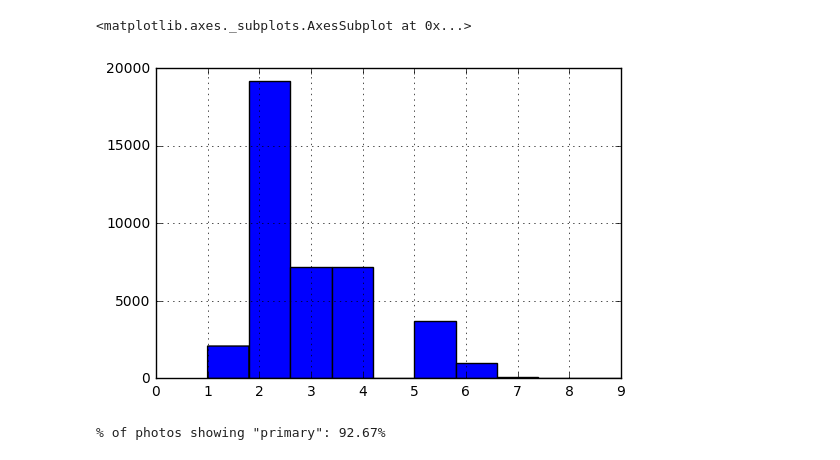
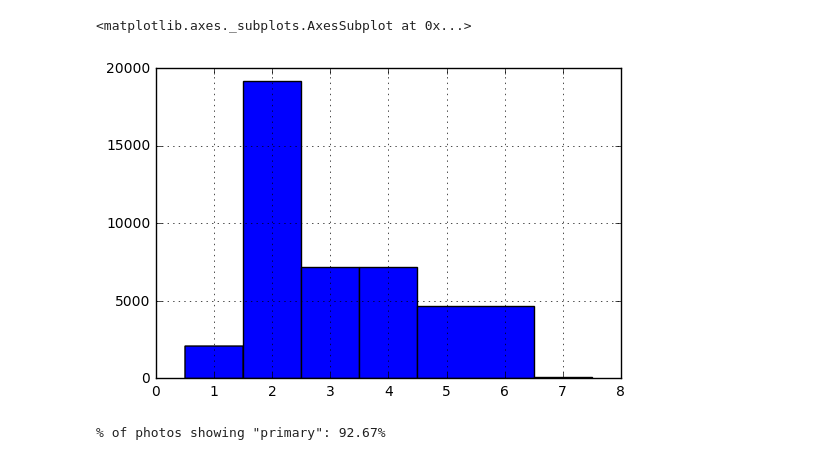
Before and after one commit to aCampello/Explore_the_Planet, a Jupyter notebook: lab/Data_Exploration.ipynb, the cells around one changed output. Saved outputs shown, nothing was run; the diff lists cells and outputs as text; code cells hidden in the pictures.

```diff
--- a/lab/Data_Exploration.ipynb
+++ b/lab/Data_Exploration.ipynb
@@ -22,11 +22,11 @@ df['n param'] = np.array([len(i) for i in aux])
 df['tags'] = [' '.join(i) for i in aux]
 # %%
 col2=df['n param']
-# %%
-col2.hist()
-# %% [output]
-<matplotlib.axes._subplots.AxesSubplot at 0x...>
-[figure, removed]
+# %%
+col2.hist(bins=[0.5,1.5,2.5,3.5,4.5,6.5,7.5])
+# %% [output]
+<matplotlib.axes._subplots.AxesSubplot at 0x...>
+[figure, added]
 # %%
 Ntotal=len(df)
 # %%
```
Also changed, not shown: parts of 9 cells of this notebook.
